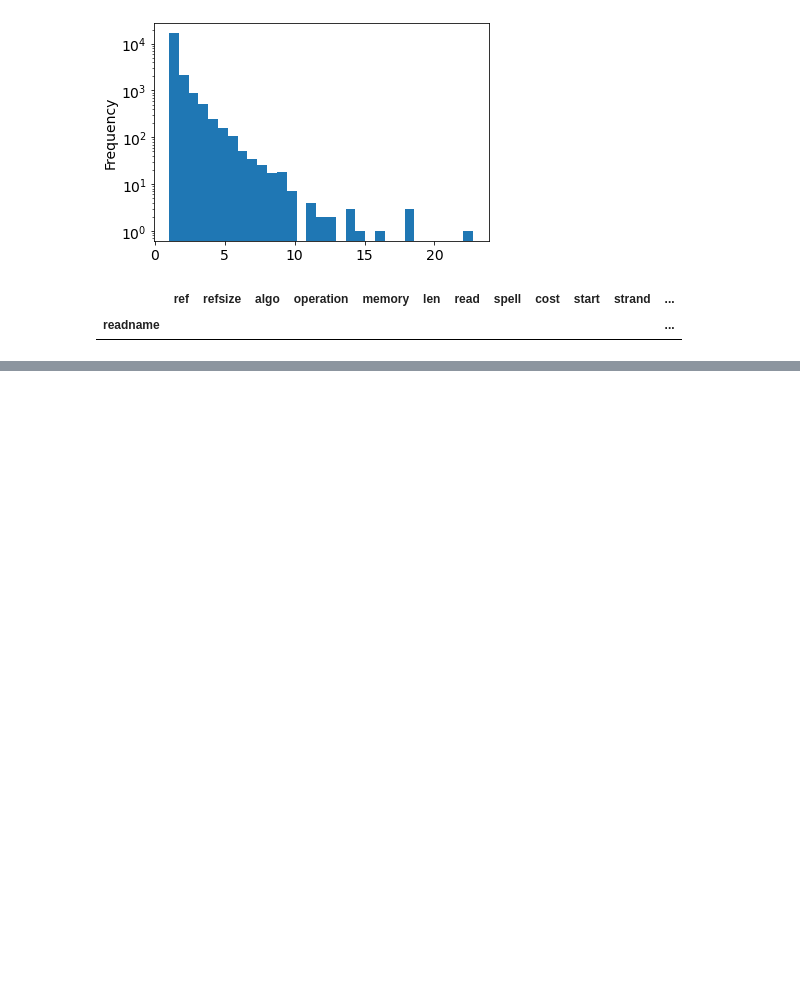
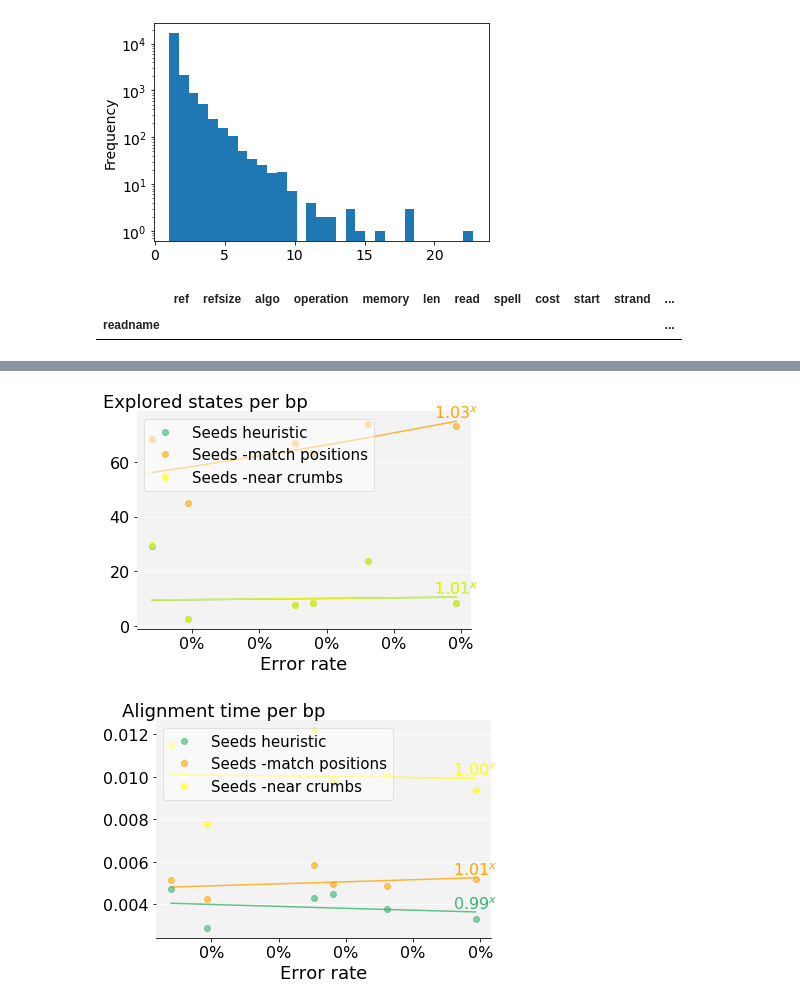
Before and after one commit to eth-sri/astarix, a Jupyter notebook: evals/astar_vs_dijkstra.ipynb, the cells around one changed output, grey strips where cells are left out. Drawn from its saved outputs; the diff is of its cells as text; code cells hidden in the pictures; blank space fills up the shorter version.

Commit message:
ablation

```diff
--- a/evals/astar_vs_dijkstra.ipynb
+++ b/evals/astar_vs_dijkstra.ipynb
@@ -412,3 +410,17 @@ df.loc[df['explored_per_bp'] < 1.0]
 # %% [output]
 |  | ref | refsize | algo | operation | memory | len | read | spell | cost | start | strand | ... |
 | readname |  |  |  |  |  |  |  |  |  |  |  | ... |
+# %%
+experiment_name = 'ablation'
+plots_dir = Path('plots')
+
+df = read_astarix_performance('results_ablation/astarix-seeds/ecoli_head10000000_N200_m15000_hifi/out/alignments.tsv')
+df = df.append(read_astarix_performance('results_ablation/astarix-seeds_wo_match_pos/ecoli_head10000000_N200_m15000_hifi/out/alignments.tsv', algo='astarix-seeds_wo_match_pos'), ignore_index=True)
+df = df.append(read_astarix_performance('results_ablation/astarix-seeds_wo_skip_near_crumbs_pos/ecoli_head10000000_N200_m15000_hifi/out/alignments.tsv', algo='astarix-seeds_wo_skip_near_crumbs_pos'), ignore_index=True)
+
+display(df)
+
+# error rate
+astar_vs_dijkstra_img(df,  y='explored_per_bp', x='error_rate', hline=False, ylog=False, prefix=experiment_name)
+astar_vs_dijkstra_img(df, y='t(map)_per_bp', x='error_rate', hline=False, ylog=False, prefix=experiment_name)
+# %% [output]
@@ -414,0 +444,2 @@ df.loc[df['explored_per_bp'] < 1.0]
+[figure, added]
+[figure, added]
```
Also changed, not shown: parts of 3 cells of this notebook, 11 other files.
